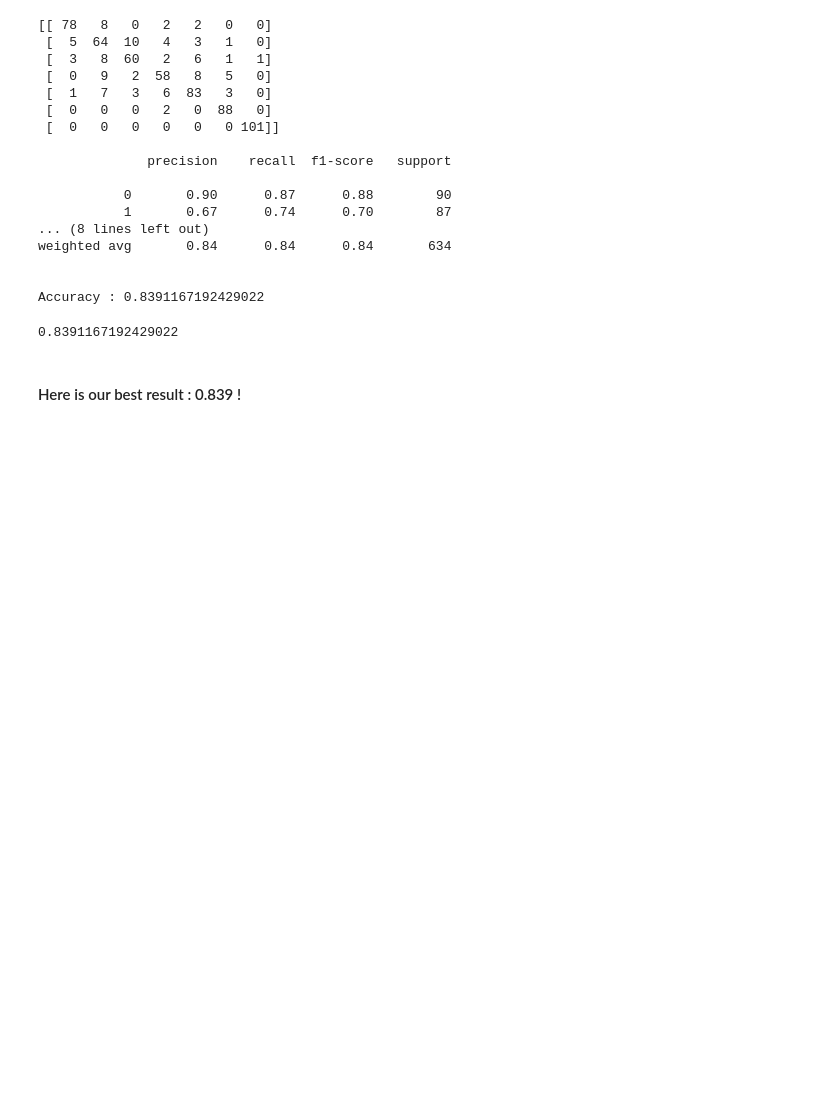
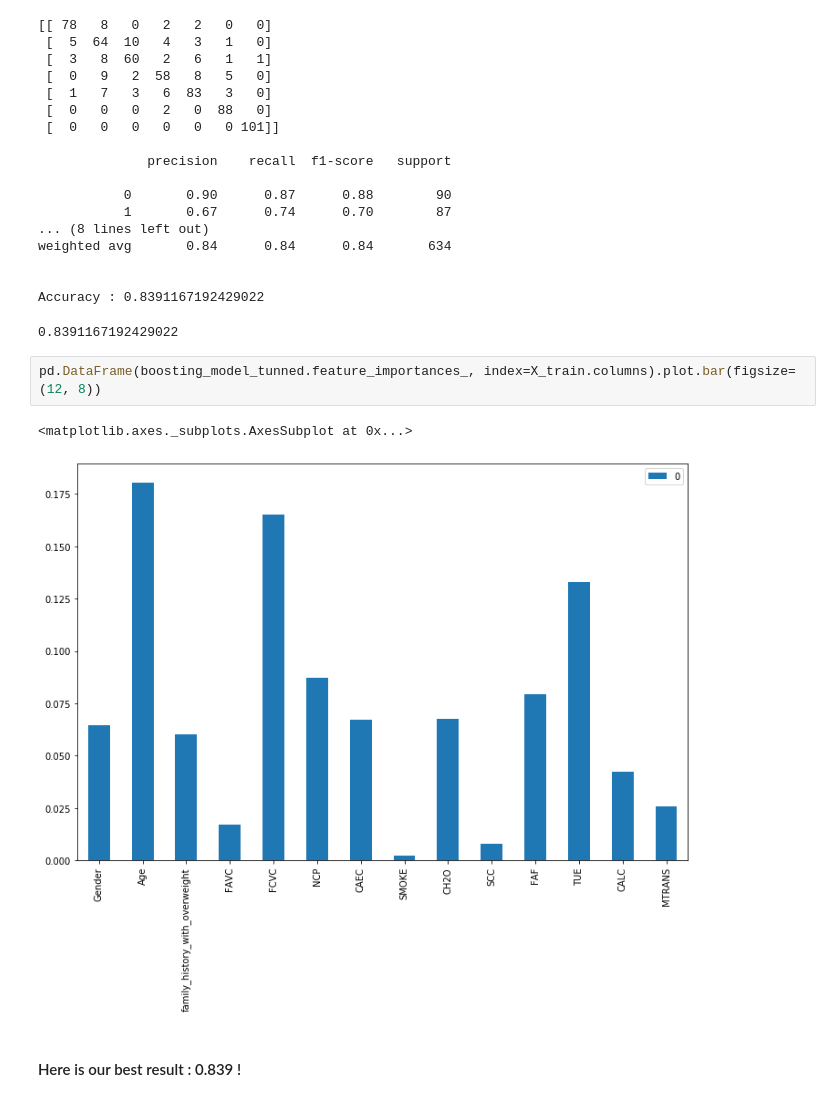
Before and after one commit to Tulbius/Obesity_Python, a Jupyter notebook: ProjectPython.ipynb, the cells around one changed output. Drawn from its saved outputs; the diff is of its cells as text; blank space fills up the shorter version.

```diff
--- a/ProjectPython.ipynb
+++ b/ProjectPython.ipynb
@@ -888,5 +888,10 @@ weighted avg       0.84      0.84      0.84       634
 
 Accuracy : 0.8391167192429022
 0.8391167192429022
+# %%
+pd.DataFrame(boosting_model_tunned.feature_importances_, index=X_train.columns).plot.bar(figsize=(12, 8))
+# %% [output]
+<matplotlib.axes._subplots.AxesSubplot at 0x...>
+[figure, added]
 # %% [markdown]
 #### Here is our best result : 0.839 !
```
Also changed, not shown: parts of 1 cell of this notebook.
